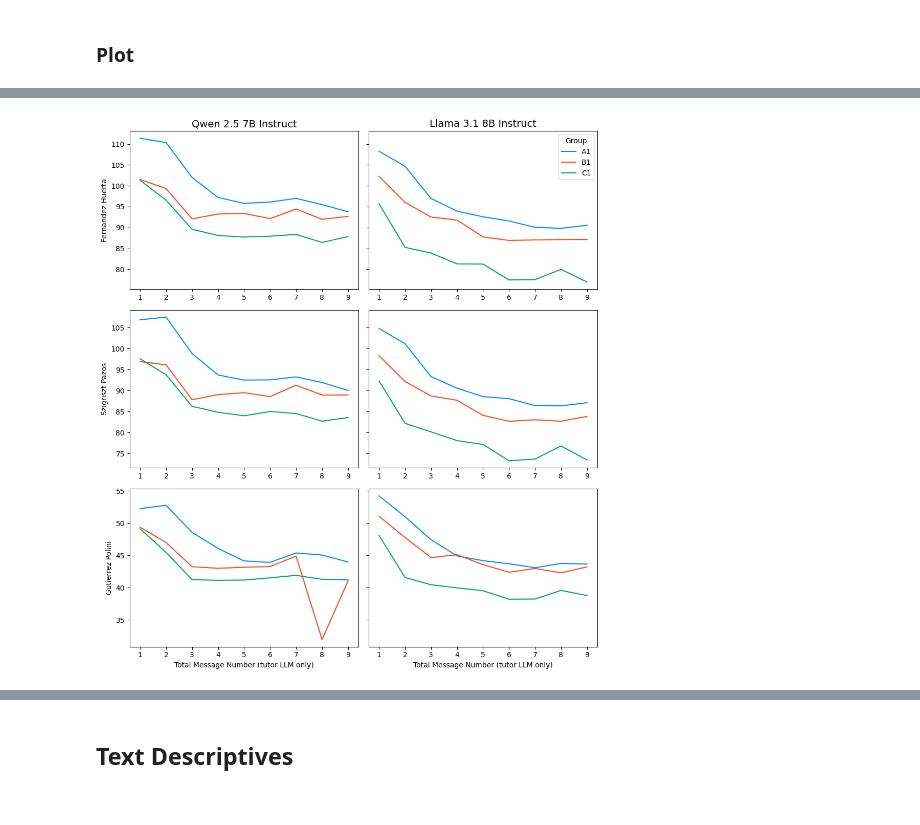
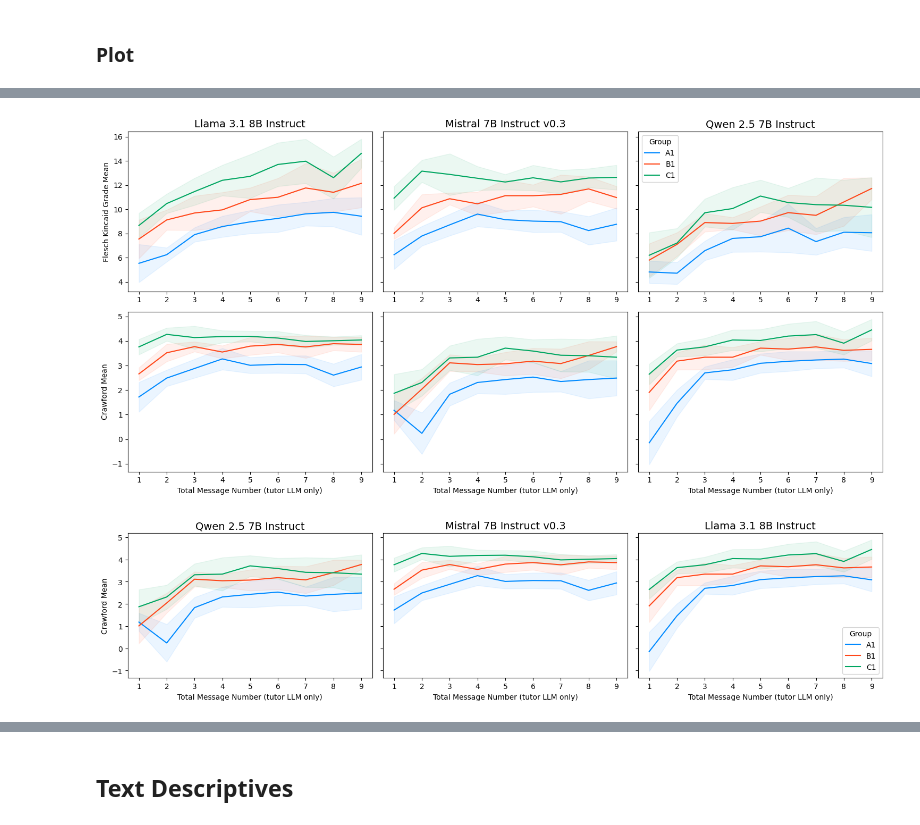
Before and after one commit to INTERACT-LLM/alignment-drift-llms, a Jupyter notebook: src/plot.ipynb, the cells around one changed output, grey strips where cells are left out. Drawn from its saved outputs; the diff is of its cells as text; code cells hidden in the pictures.

```diff
--- a/src/plot.ipynb
+++ b/src/plot.ipynb
@@ -47,0 +64,20 @@ text_stats_df = text_stats_df.with_columns(pl.col("model").replace_strict(model_
+# %%
+def add_ci_to_col(df, col):
+    """
+    Add ci, ci_low, ci_high columns to Polars DataFrame
+    """
+    # First calculate the CI column
+    df = df.with_columns(
+        (1.96 * pl.col(f"{col}_std") / (pl.col(f"{col}_count").sqrt())).alias(f"{col}_ci")
+    )
+
+    # Now calculate the low and high CI bounds using the already computed CI
+    df = df.with_columns(
+        (pl.col(f"{col}_mean") - pl.col(f"{col}_ci")).alias(f"{col}_ci_lower"),
+        (pl.col(f"{col}_mean") + pl.col(f"{col}_ci")).alias(f"{col}_ci_high"),
+    )
+
+    return df
+# %%
+for col in cols:
+    agg_df = add_ci_to_col(agg_df, col)
@@ -48,26 +121,33 @@ text_stats_df = text_stats_df.with_columns(pl.col("model").replace_strict(model_
+# %%
+colors = ["#008aff", "#ff471a", "#00a661"]
+
+cols = ["flesch_kincaid_grade", "crawford"]
+vars = [f"{col}_mean" for col in cols]
+
+fig = line_plot_variables(df=agg_df,
+                    x_var="total_message_number",
+                    y_vars=vars,
+                    ci_vars=cols,
+                    group_var="group",
+                    model_var="model",
+                    x_label_text="Total Message Number (tutor LLM only)",
+                    group_colors=colors)
+
+fig.savefig(plots_dir / "curves" / "spanish_readability_high_difficult.png", dpi=300)
+# %% [output]
+[figure, added]
 # %%
-role = "assistant"
-filtered_text_stats_df = text_stats_df.filter(pl.col("role") == role)
-
-# assign message numbers
-filtered_text_stats_df = filtered_text_stats_df.with_columns(total_message_number=pl.int_range(1, pl.len() + 1).over("id"))
-
-# compute average scores
-avg_df = filtered_text_stats_df.group_by(["model", "group", "total_message_number"], maintain_order=True).mean()
-
-# variables to plot
-vars = ["fernandez_huerta", "szigriszt_pazos", "gutierrez_polini"]
-
 colors = ["#008aff", "#ff471a", "#00a661"]
 
-fig = line_plot_variables(df=avg_df,
+fig = line_plot_variables(df=agg_df,
                     x_var="total_message_number",
-                    y_vars=vars,
+                    y_vars=["crawford_mean"],
+                    ci_vars=["crawford"],
                     group_var="group",
                     model_var="model",
                     x_label_text="Total Message Number (tutor LLM only)",
                     group_colors=colors)
 
-fig.savefig(plots_dir / "curves" / "spanish_readability_high_easy.png", dpi=300)
+fig.savefig(plots_dir / "curves" / "crawford.png", dpi=300)
 # %% [output]
-[figure, old version]
+[figure, new version]
```
Also changed, not shown: parts of 13 cells of this notebook, 10 other files.
